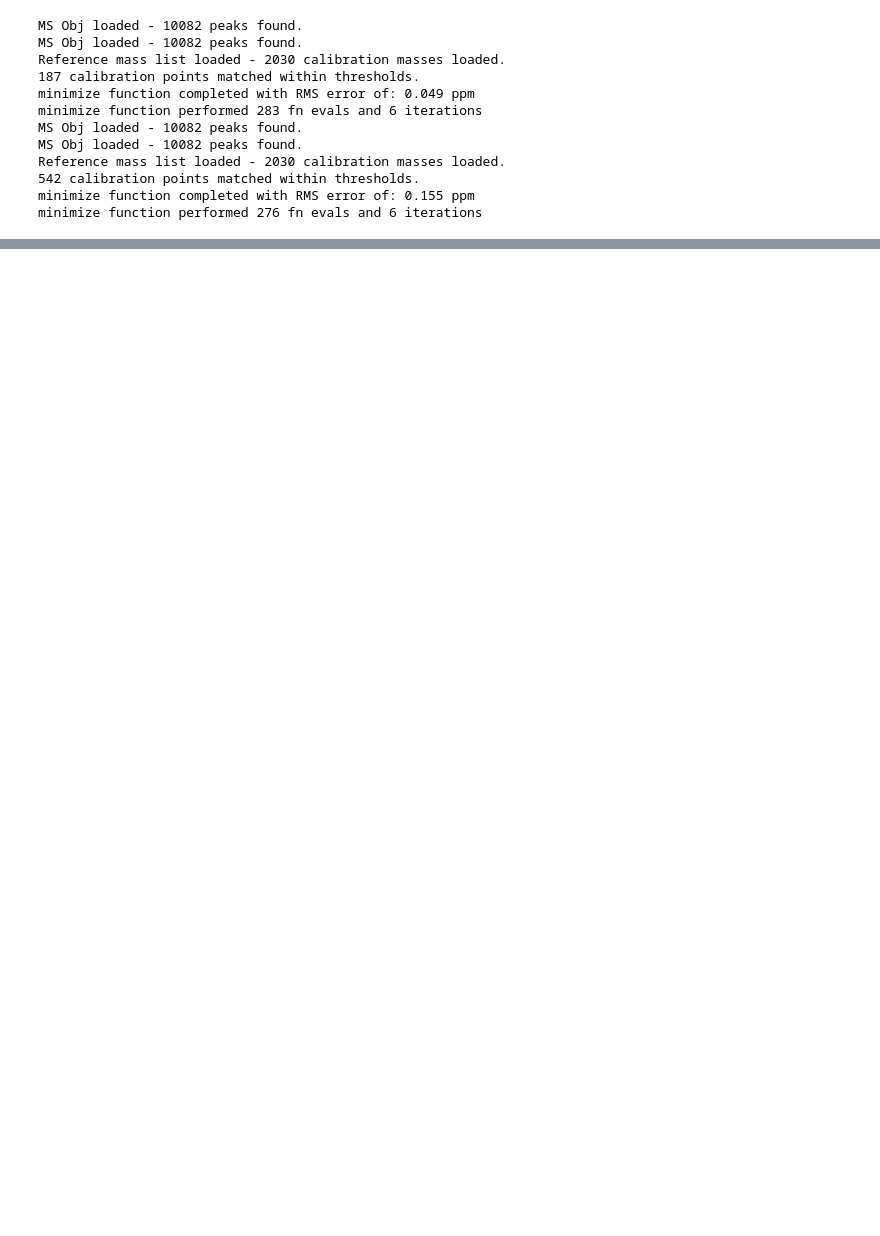
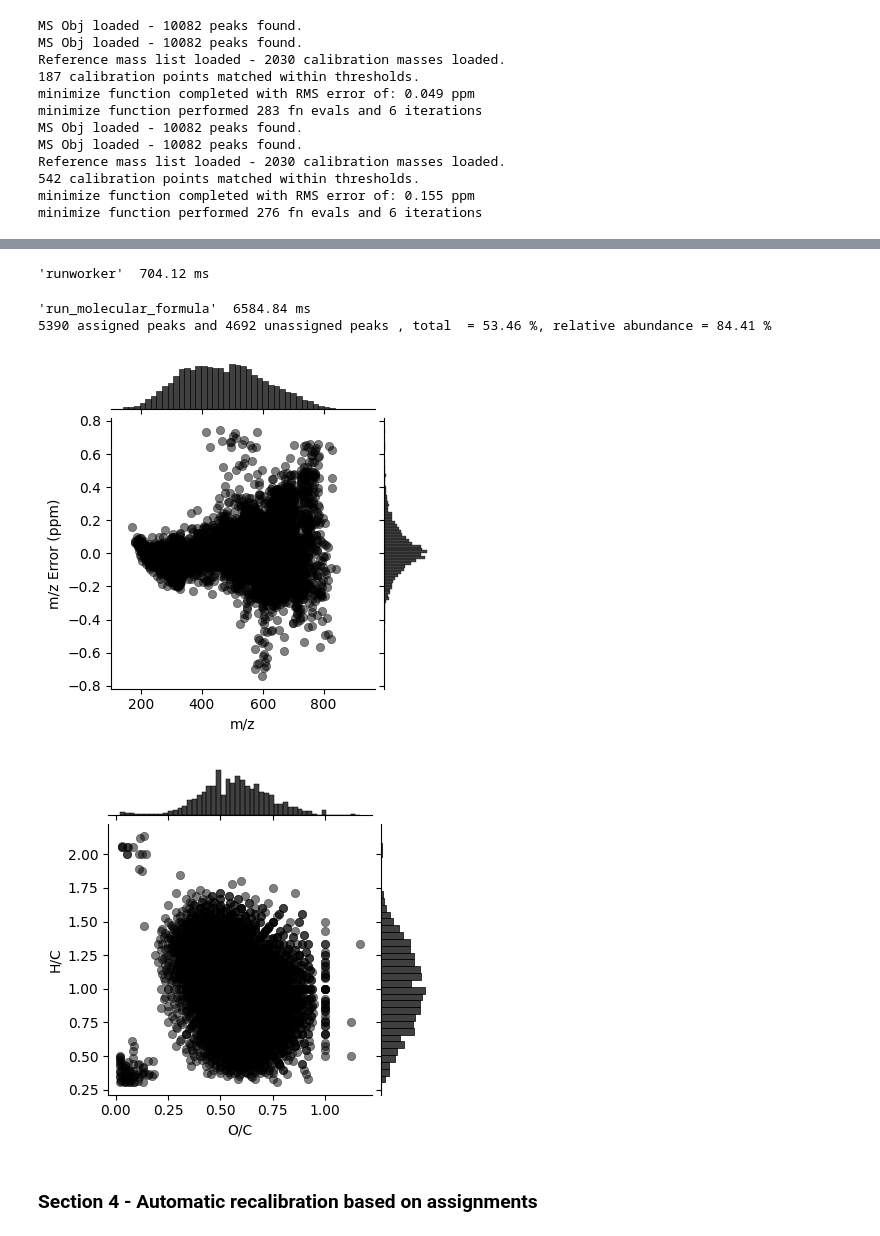
Before and after one commit to EMSL-Computing/CoreMS, a Jupyter notebook: examples/notebooks/Mass_Recalibration_Example.ipynb, the cells around one changed output, grey strips where cells are left out. Cells and saved outputs as stored; diff of their text form; code cells hidden in the pictures; blank space fills up the shorter version.

Commit message:
Updated notebook example for recalibration

```diff
--- a/examples/notebooks/Mass_Recalibration_Example.ipynb
+++ b/examples/notebooks/Mass_Recalibration_Example.ipynb
@@ -235,0 +251,5 @@ f = sns.jointplot(x='O/C',y='H/C',data=ms_df,
+# %%
+# First, lets reload the mass spectrum object
+# Process the spectrum and return the mass spectrum object
+mass_spectrum = bruker_reader.get_transient().get_mass_spectrum(plot_result=False,
+                                          auto_process=True)
@@ -235,0 +270,32 @@ f = sns.jointplot(x='O/C',y='H/C',data=ms_df,
+# %%
+# And now assign the recalibrated data
+# Update threshold for assignment
+mass_spectrum.molecular_search_settings.min_ppm_error  = -0.75
+mass_spectrum.molecular_search_settings.max_ppm_error = 0.75
+
+#Redo the CHO search
+SearchMolecularFormulas(mass_spectrum, first_hit=True).run_worker_mass_spectrum()
+
+mass_spectrum.percentile_assigned()
+# Lets visualise the assignments
+# First export to a dataframe:
+ms_df = mass_spectrum.to_dataframe()
+
+#Now plot the m/z error vs m/z
+g = sns.jointplot(x='m/z',y='m/z Error (ppm)',data=ms_df,
+              color='k',height=4,
+             joint_kws={'edgecolor':None,
+                       'alpha':0.5})
+
+f = sns.jointplot(x='O/C',y='H/C',data=ms_df,
+                 color='k',height=4,
+             joint_kws={'edgecolor':None,
+                       'alpha':0.5})
+# %% [output]
+'runworker'  704.12 ms
+'run_molecular_formula'  6584.84 ms
+5390 assigned peaks and 4692 unassigned peaks , total  = 53.46 %, relative abundance = 84.41 %
+[figure, added]
+[figure, added]
+# %% [markdown]
+### Section 4 - Automatic recalibration based on assignments
```
Also changed, not shown: parts of 19 cells of this notebook.
